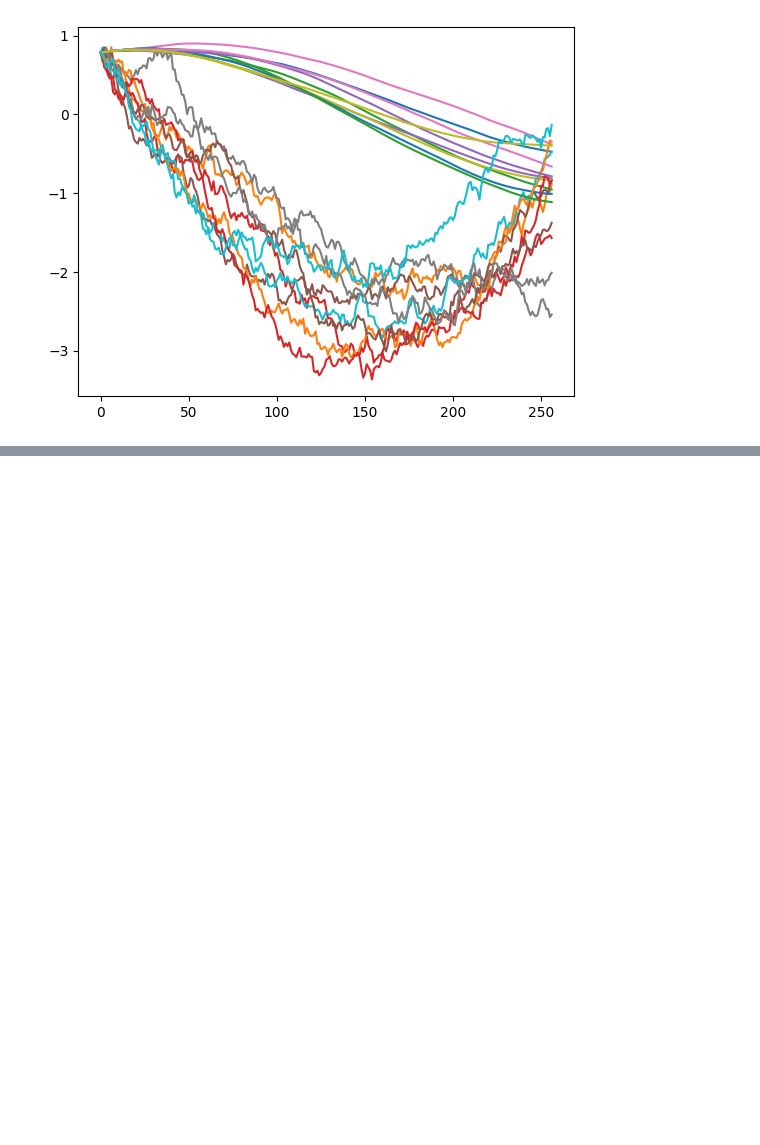
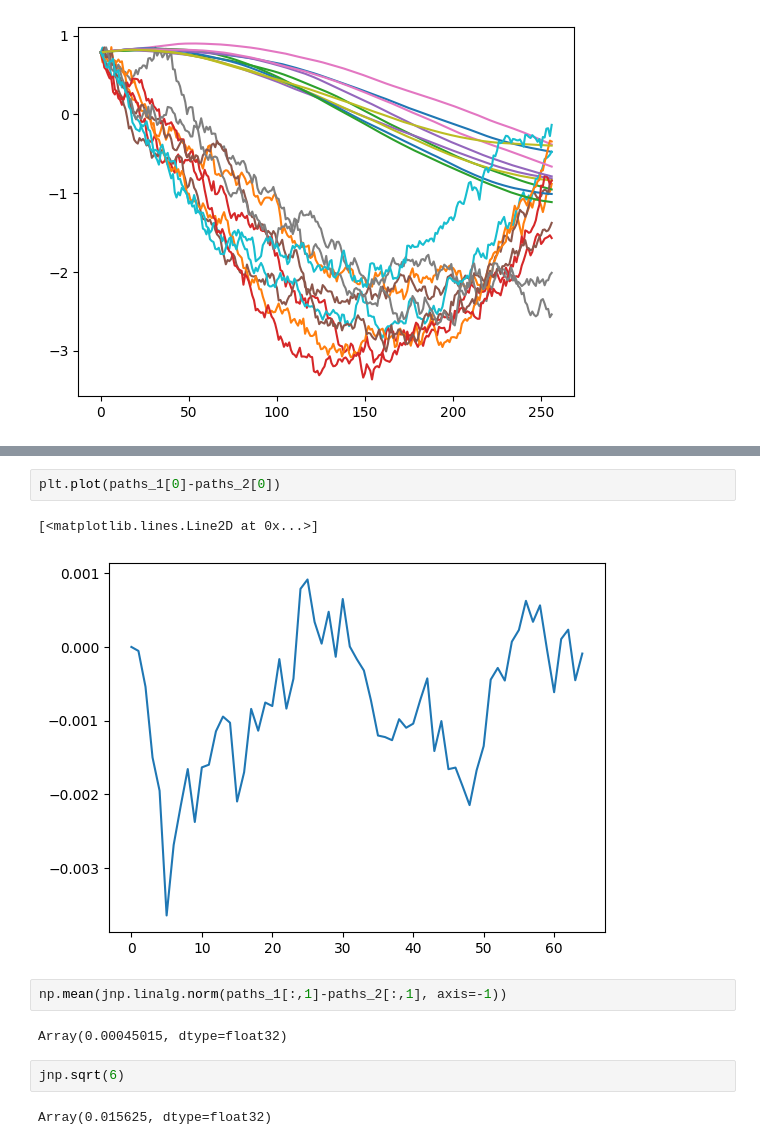
Before and after one commit to ylefay/bayesianSDEsolver, a Jupyter notebook: scripts/Untitled.ipynb, the cells around one changed output, grey strips where cells are left out. Drawn from its saved outputs; the diff is of its cells as text; blank space fills up the shorter version.

```diff
--- a/scripts/Untitled.ipynb
+++ b/scripts/Untitled.ipynb
@@ -131,0 +139,13 @@ for k in range(10):
+# %%
+plt.plot(paths_1[0]-paths_2[0])
+# %% [output]
+[<matplotlib.lines.Line2D at 0x...>]
+[figure, added]
+# %%
+np.mean(jnp.linalg.norm(paths_1[:,1]-paths_2[:,1], axis=-1))
+# %% [output]
+Array(0.00045015, dtype=float32)
+# %%
+jnp.sqrt(6)
+# %% [output]
+Array(0.015625, dtype=float32)
```
Also changed, not shown: parts of 4 cells of this notebook, 13 other files.
